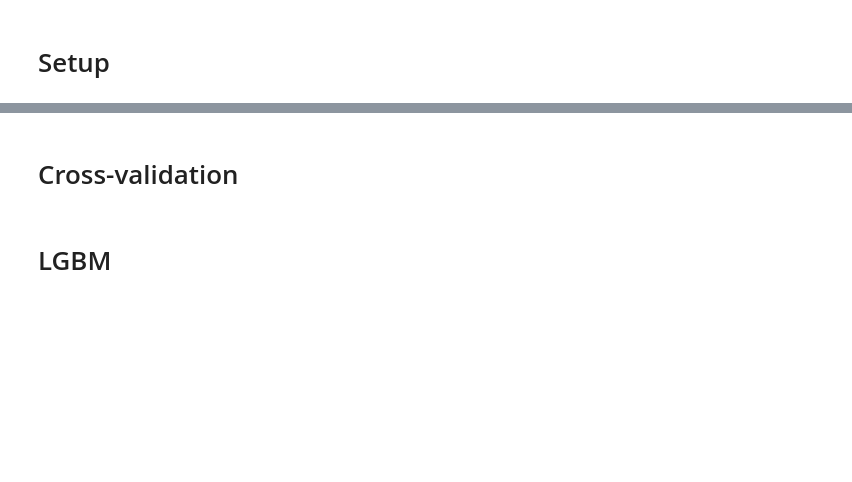
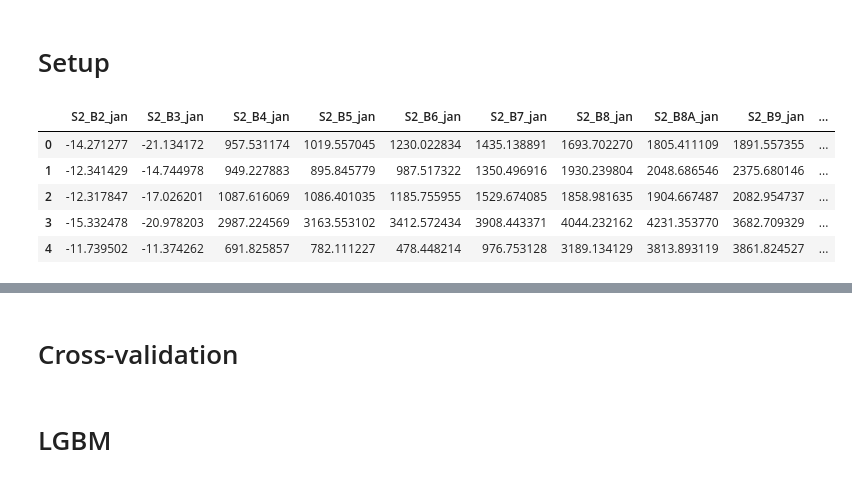
Before and after one commit to zilto/IFT6390-Comp2, a Jupyter notebook: comp2_dev.ipynb, the cells around one changed output, grey strips where cells are left out. Drawn from its saved outputs; the diff is of its cells as text; code cells hidden in the pictures; blank space fills up the shorter version.

```diff
--- a/comp2_dev.ipynb
+++ b/comp2_dev.ipynb
@@ -79,0 +53,9 @@ def agg_over_months(train_df, agg_func=["mean"], freq=12):
+# %%
+train_df[COL_BY_MONTH[MONTHS[0]]].head()
+# %% [output]
+|  | S2_B2_jan | S2_B3_jan | S2_B4_jan | S2_B5_jan | S2_B6_jan | S2_B7_jan | S2_B8_jan | S2_B8A_jan | S2_B9_jan | ... |
+| 0 | -14.271277 | -21.134172 | 957.531174 | 1019.557045 | 1230.022834 | 1435.138891 | 1693.702270 | 1805.411109 | 1891.557355 | ... |
+| 1 | -12.341429 | -14.744978 | 949.227883 | 895.845779 | 987.517322 | 1350.496916 | 1930.239804 | 2048.686546 | 2375.680146 | ... |
+| 2 | -12.317847 | -17.026201 | 1087.616069 | 1086.401035 | 1185.755955 | 1529.674085 | 1858.981635 | 1904.667487 | 2082.954737 | ... |
+| 3 | -15.332478 | -20.978203 | 2987.224569 | 3163.553102 | 3412.572434 | 3908.443371 | 4044.232162 | 4231.353770 | 3682.709329 | ... |
+| 4 | -11.739502 | -11.374262 | 691.825857 | 782.111227 | 478.448214 | 976.753128 | 3189.134129 | 3813.893119 | 3861.824527 | ... |
```
Also changed, not shown: parts of 20 cells of this notebook, 6 other files.
